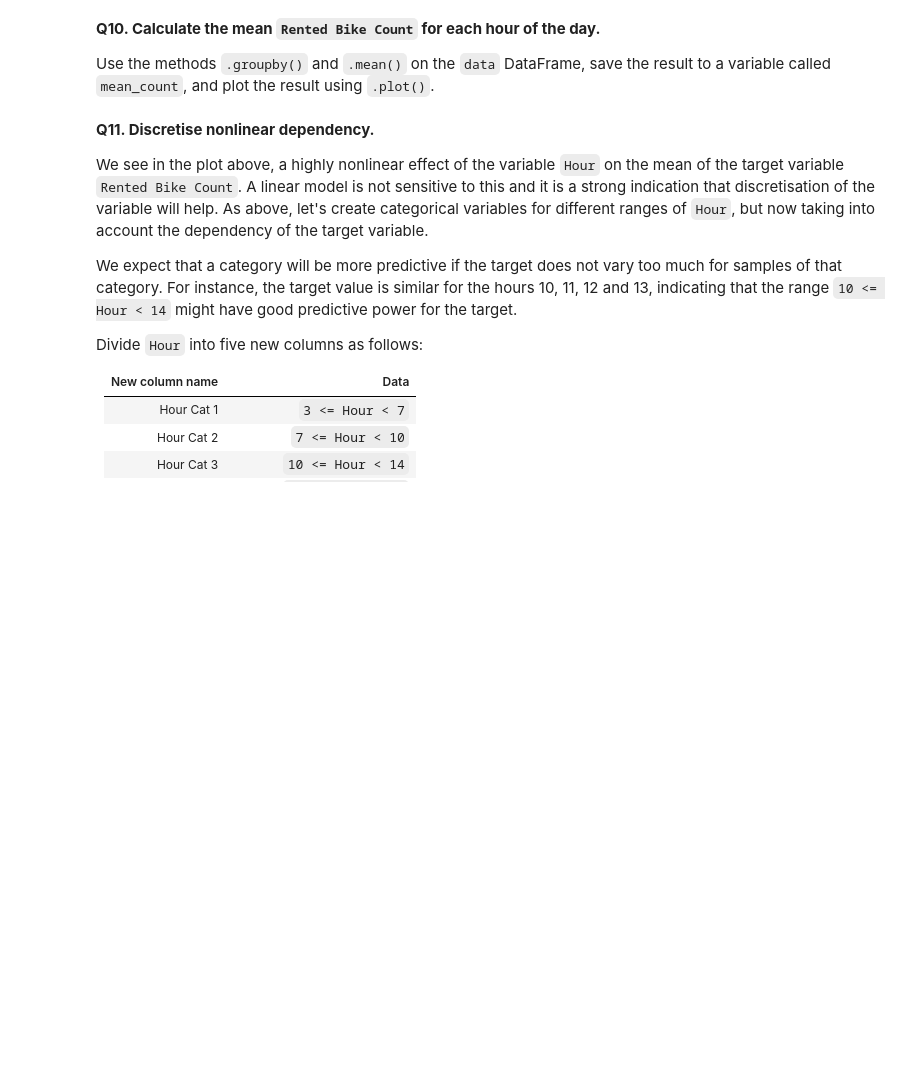
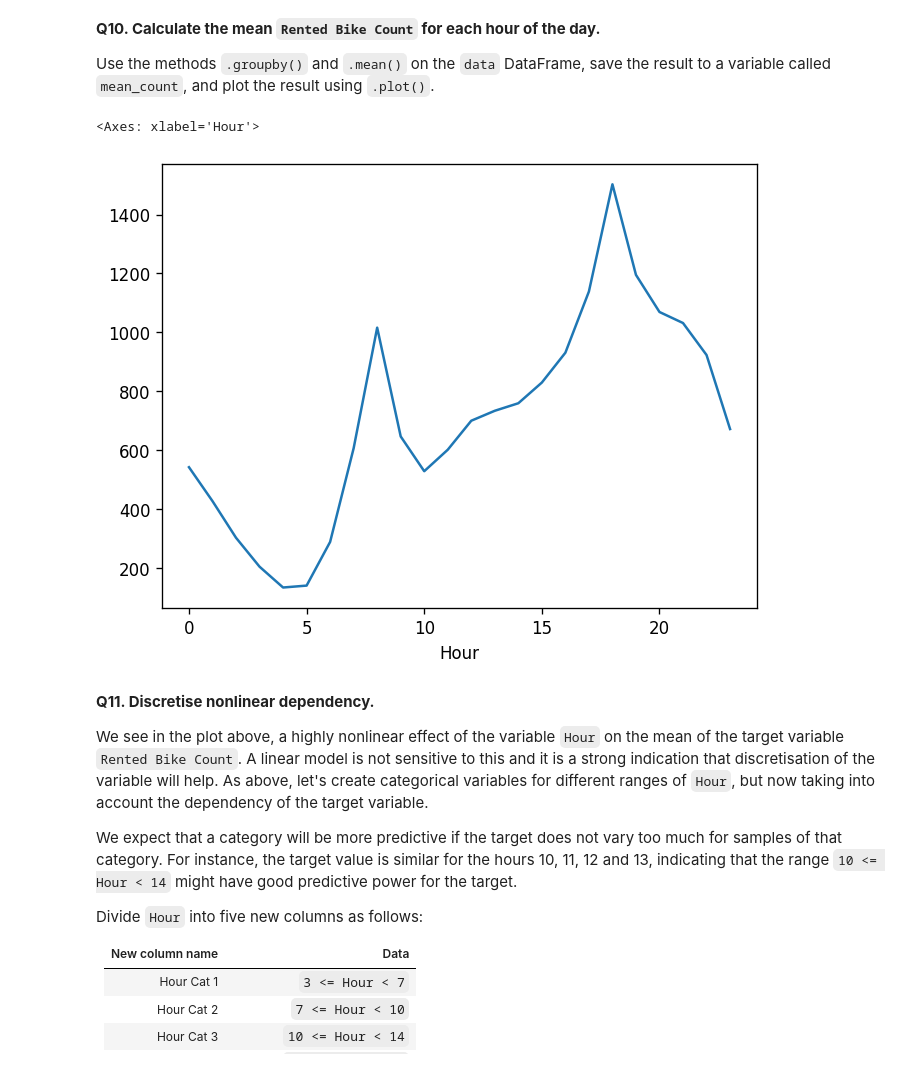
Before and after one commit to jpstephens93/dsai_apprenticeship, a Jupyter notebook: Module 2 - Introduction to Machine Learning/seoul_bike_rental_analysis.ipynb, the cells around one changed output. Drawn from its saved outputs; the diff is of its cells as text; code cells hidden in the pictures; blank space fills up the shorter version.

```diff
--- a/Module 2 - Introduction to Machine Learning/seoul_bike_rental_analysis.ipynb
+++ b/Module 2 - Introduction to Machine Learning/seoul_bike_rental_analysis.ipynb
@@ -307,8 +348,11 @@ We can see that there is complex relation between the variables. Note that as li
 Use the methods `.groupby()` and `.mean()` on the `data` DataFrame, save the result to a variable called `mean_count`, and plot the result using `.plot()`.
 # %%
 # Add your code below
-mean_count = data[['Hour', 'Rented Bike Count']].groupby('Hour').mean()
+mean_count = data[['Hour', 'Rented Bike Count']].groupby('Hour').mean()['Rented Bike Count']
 mean_count.plot()
+# %% [output]
+<Axes: xlabel='Hour'>
+[figure, added]
 # %% [markdown]
 **Q11. Discretise nonlinear dependency.**
 
```
Also changed, not shown: parts of 21 cells of this notebook, 1 other file.
